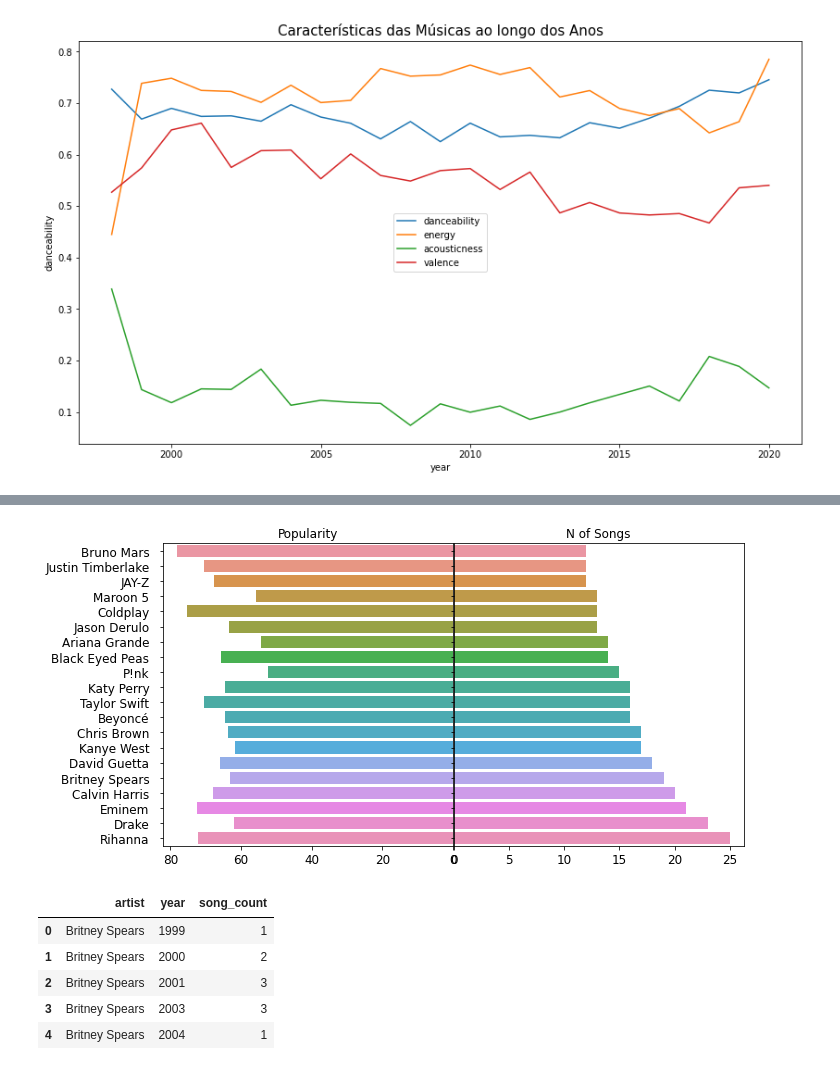
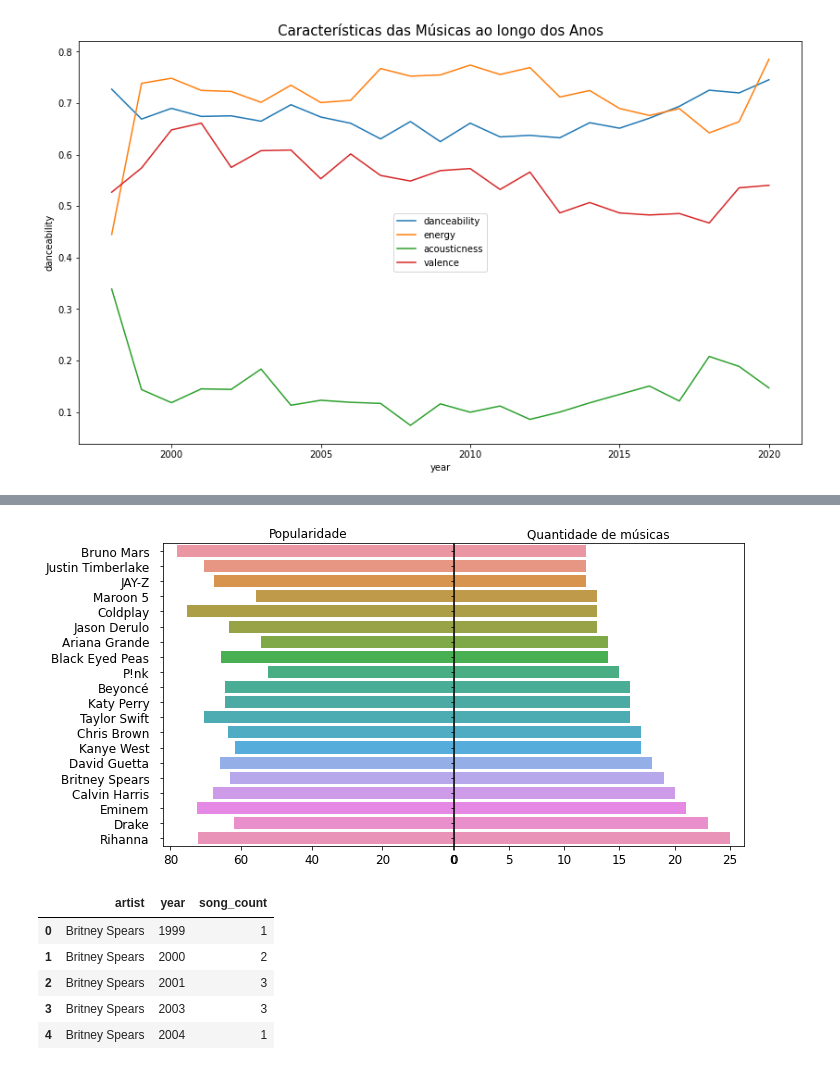
Before and after one commit to lucallegari/project02, a Jupyter notebook: projeto.ipynb, the cells around one changed output, grey strips where cells are left out. Saved outputs shown, nothing was run; the diff lists cells and outputs as text; code cells hidden in the pictures.

```diff
--- a/projeto.ipynb
+++ b/projeto.ipynb
@@ -441,28 +332,22 @@ plt.legend(lines)
 # %%
-freq_artists = df_songs.artist.value_counts().nlargest(20)
-freq_artists_d = df_songs[df_songs.artist.isin(list(freq_artists.index))]
-art_nsongs_pop = pd.DataFrame({'n_songs':freq_artists, 'popularity':freq_artists_d.groupby('artist').mean().popularity})
-art_nsongs_pop = art_nsongs_pop.sort_values('n_songs')
-
 fig, axes = plt.subplots(ncols=2, sharey=True, figsize=(10,5))
 sns.barplot(data = art_nsongs_pop, y = art_nsongs_pop.index, x ='popularity', orient='h', ax = axes[0])
-axes[0].set_title('Popularity',fontsize = 12)
+axes[0].set_title('Popularidade',fontsize = 12)
 axes[0].tick_params(axis='y', pad=10,labelsize =12)
-axes[0].tick_params(axis='x',labelsize =12)
 axes[0].tick_params(axis='x',labelsize =12)
 axes[0].set_xlabel('')
 axes[0].invert_xaxis()
 
 sns.barplot(data = art_nsongs_pop, y = art_nsongs_pop.index, x ='n_songs', orient='h', ax = axes[1])
-axes[1].set_title('N of Songs',fontsize = 12)
+axes[1].set_title('Quantidade de músicas',fontsize = 12)
 axes[1].tick_params(axis='y', pad=10,labelsize =12)
 axes[1].tick_params(axis='x',labelsize =12)
 axes[1].set_xlabel('')
 
 fig.tight_layout()
 fig.subplots_adjust(wspace=0.003)
 # %% [output]
-[figure, old version]
+[figure, new version]
 # %%
 artist_list = df_songs.artist.value_counts().index[:5]
 df_songs.artist.value_counts()[:5]
```
Also changed, not shown: parts of 34 cells of this notebook.
